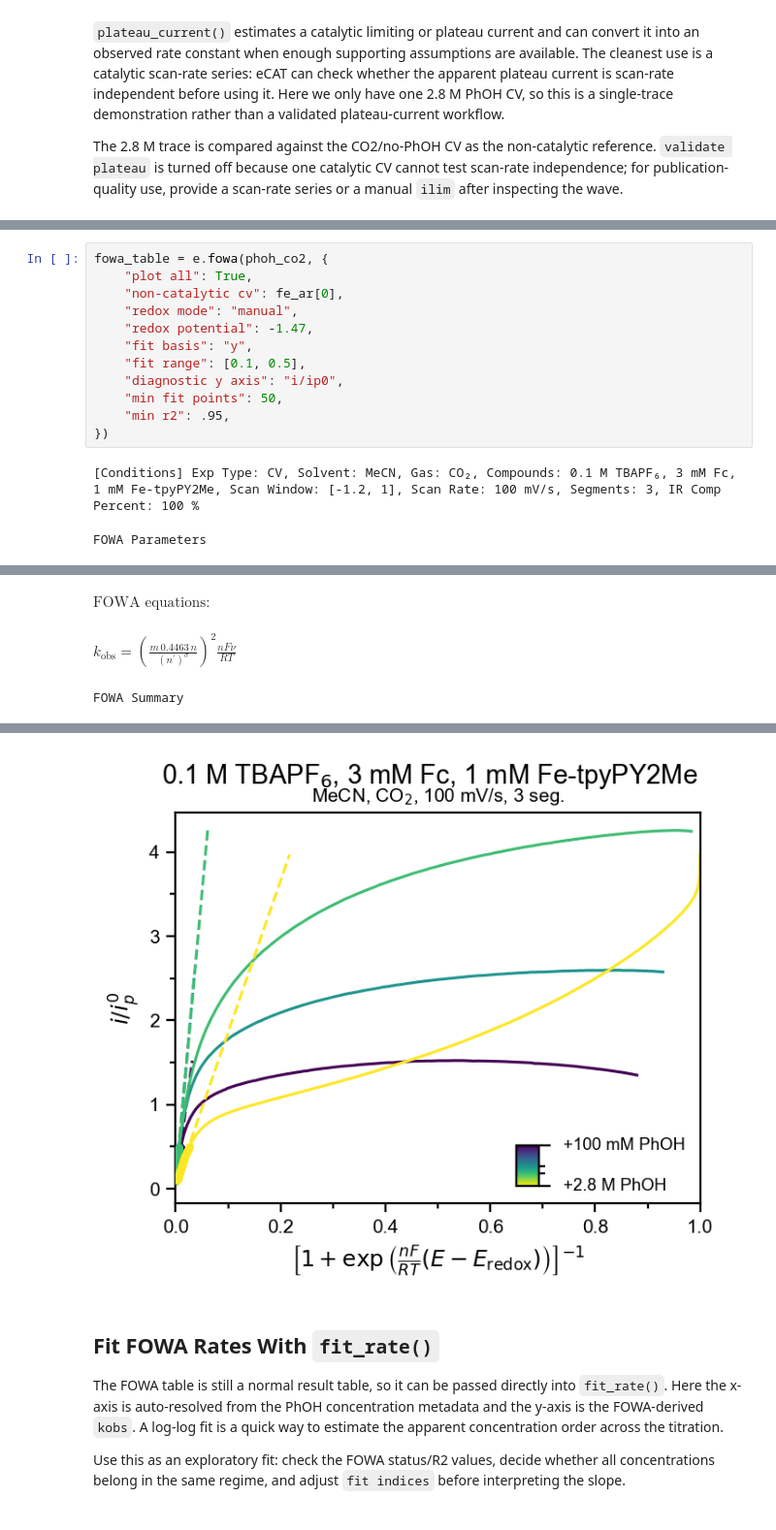
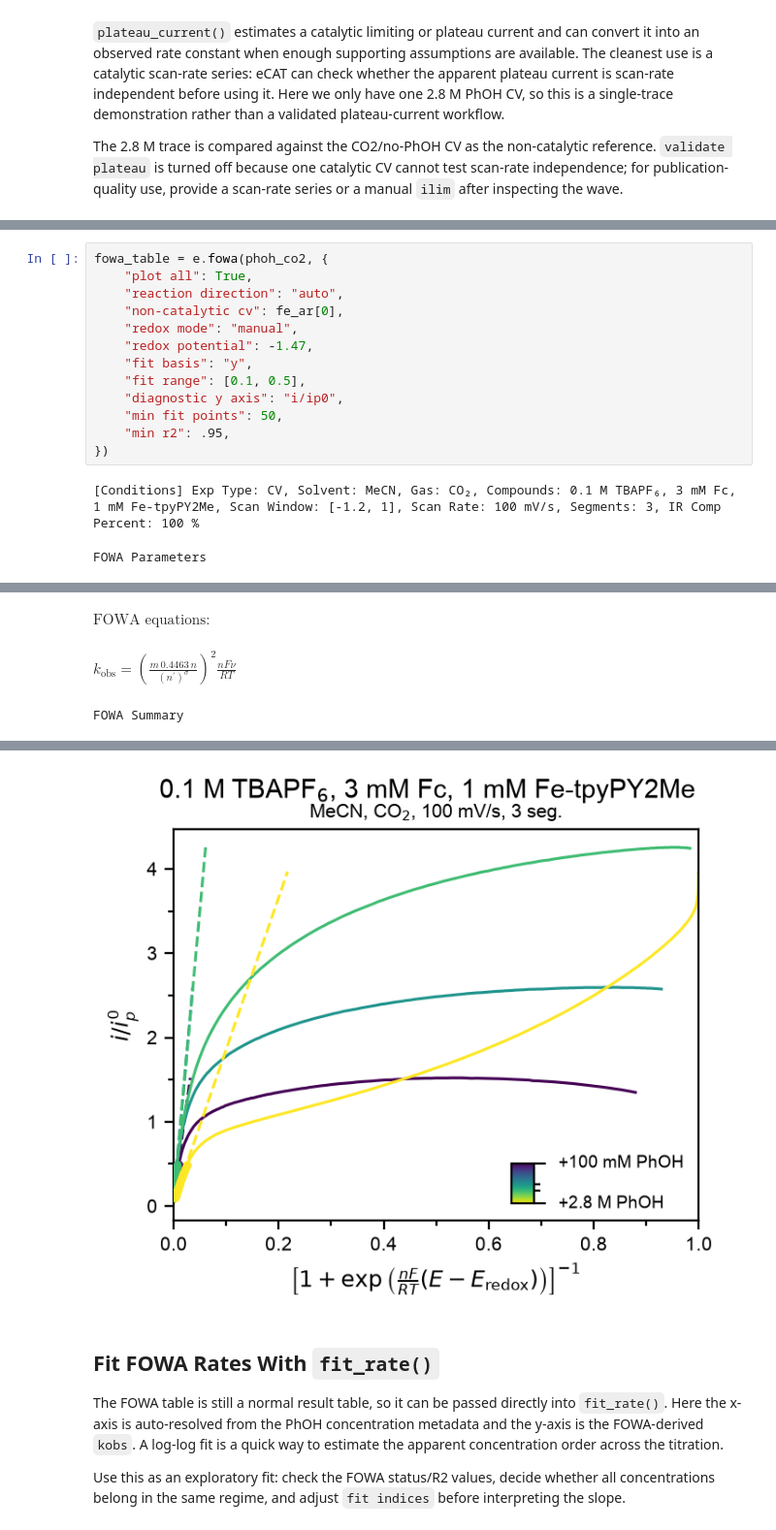
Before and after one commit to ljelissiry/eCAT, a Jupyter notebook: notebooks/09_advanced_analysis.ipynb, the cells around one changed output, grey strips where cells are left out. Shown at 97% size. Cells and saved outputs as stored; diff of their text form.

```diff
--- a/notebooks/09_advanced_analysis.ipynb
+++ b/notebooks/09_advanced_analysis.ipynb
@@ -428,6 +430,7 @@ Foot-of-the-wave analysis focuses on the low-overpotential region of a catalytic
 # %%
 fowa_table = e.fowa(phoh_co2, {
     "plot all": True,
+    "reaction direction": "auto",
     "non-catalytic cv": fe_ar[0],
     "redox mode": "manual",
     "redox potential": -1.47,
@@ -469,4 +472,4 @@ FOWA Summary
-[figure, old version]
+[figure, new version]
 # %% [markdown]
 ## Fit FOWA Rates With `fit_rate()`
 
```
Also changed, not shown: parts of 15 cells of this notebook, 59 other files.
